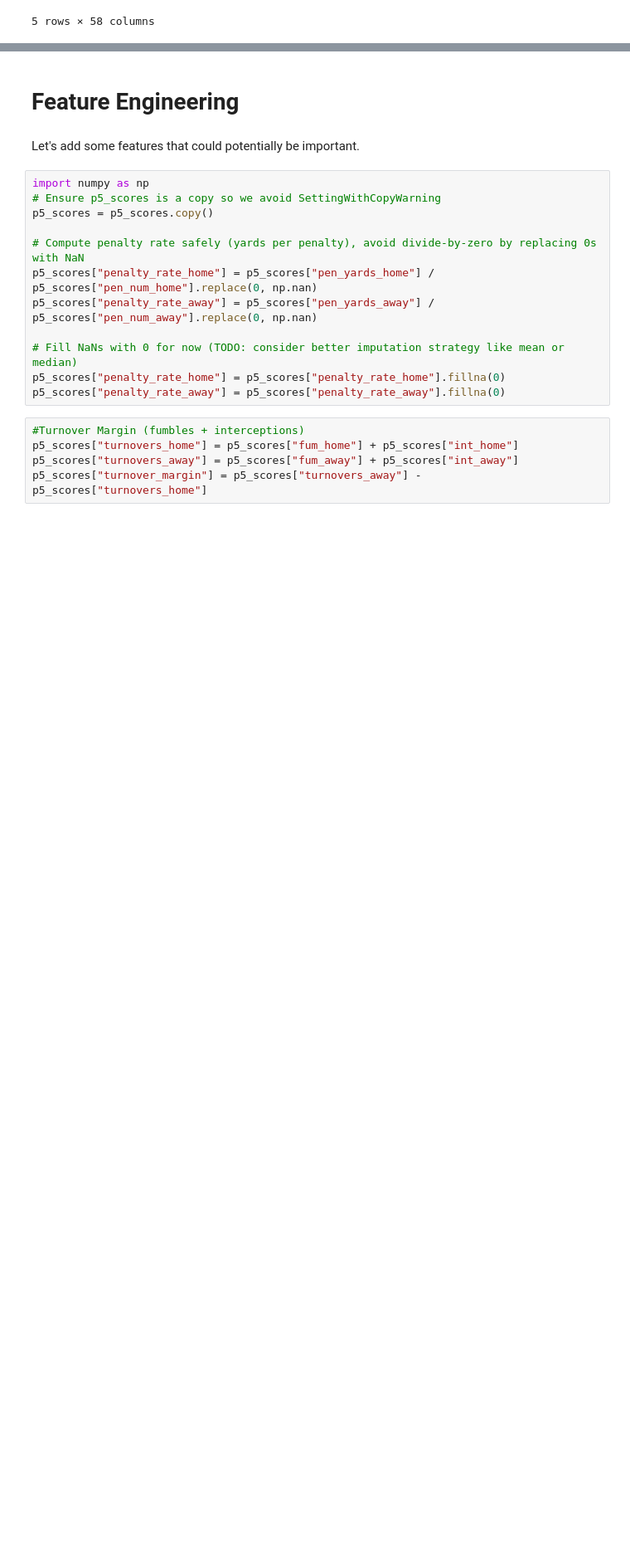
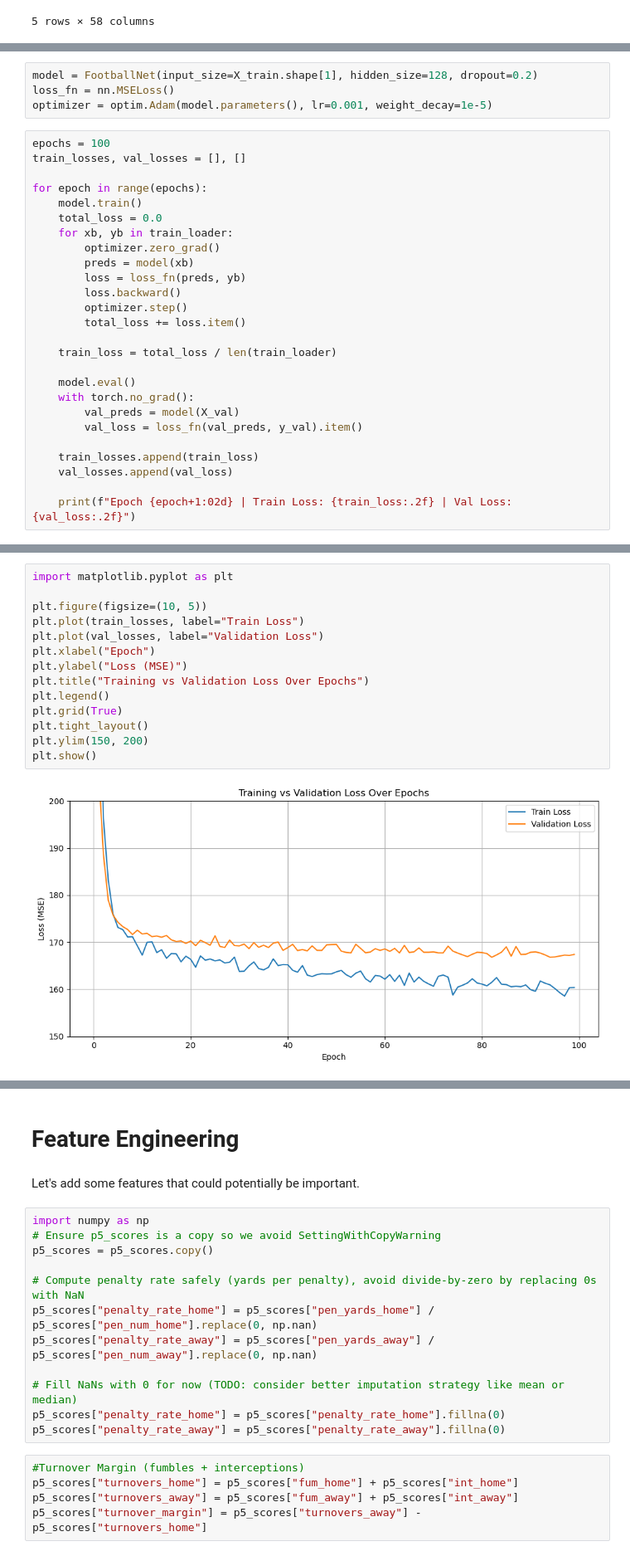
Before and after one commit to evanflaks/451Project, a Jupyter notebook: index.ipynb, the cells around one changed output, grey strips where cells are left out. Shown at 83% size. Cells and saved outputs as stored; diff of their text form; blank space fills up the shorter version.

```diff
--- a/index.ipynb
+++ b/index.ipynb
@@ -62,0 +323,30 @@ p5_scores.head()
+# %%
+model = FootballNet(input_size=X_train.shape[1], hidden_size=128, dropout=0.2)
+loss_fn = nn.MSELoss()
+optimizer = optim.Adam(model.parameters(), lr=0.001, weight_decay=1e-5)
+# %%
+epochs = 100
+train_losses, val_losses = [], []
+
+for epoch in range(epochs):
+    model.train()
+    total_loss = 0.0
+    for xb, yb in train_loader:
+        optimizer.zero_grad()
+        preds = model(xb)
+        loss = loss_fn(preds, yb)
+        loss.backward()
+        optimizer.step()
+        total_loss += loss.item()
+
+    train_loss = total_loss / len(train_loader)
+
+    model.eval()
+    with torch.no_grad():
+        val_preds = model(X_val)
+        val_loss = loss_fn(val_preds, y_val).item()
+
+    train_losses.append(train_loss)
+    val_losses.append(val_loss)
+
+    print(f"Epoch {epoch+1:02d} | Train Loss: {train_loss:.2f} | Val Loss: {val_loss:.2f}")
@@ -62,0 +391,16 @@ p5_scores.head()
+# %%
+import matplotlib.pyplot as plt
+
+plt.figure(figsize=(10, 5))
+plt.plot(train_losses, label="Train Loss")
+plt.plot(val_losses, label="Validation Loss")
+plt.xlabel("Epoch")
+plt.ylabel("Loss (MSE)")
+plt.title("Training vs Validation Loss Over Epochs")
+plt.legend()
+plt.grid(True)
+plt.tight_layout()
+plt.ylim(150, 200)
+plt.show()
+# %% [output]
+[figure, added]
```
Also changed, not shown: parts of 19 cells of this notebook, 1 other file.
